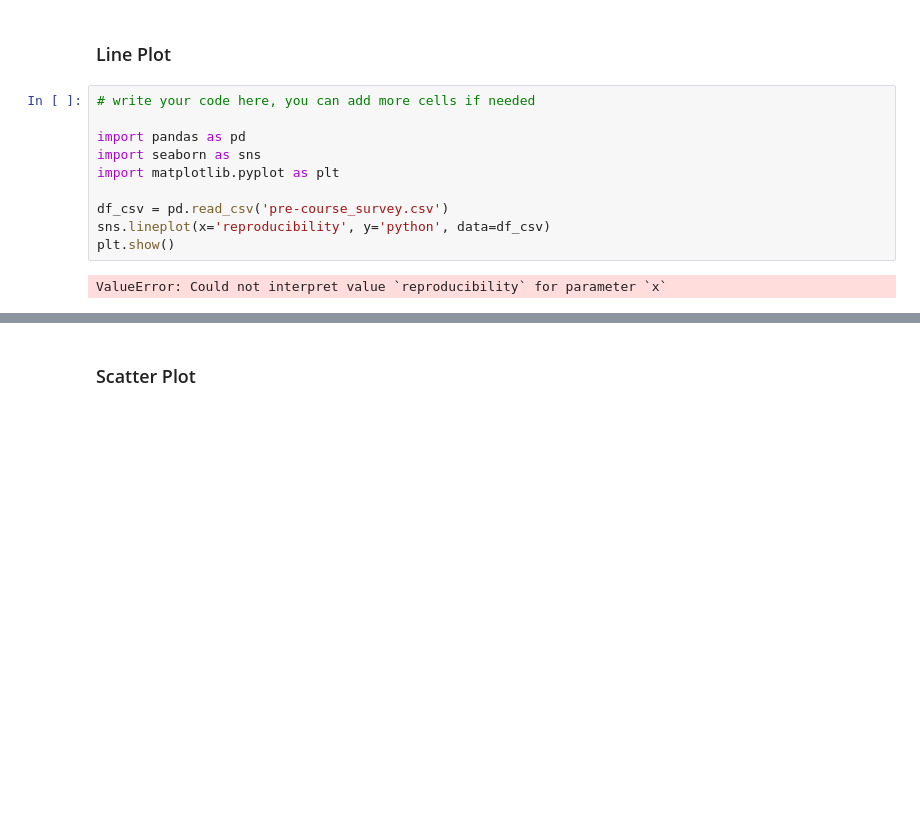
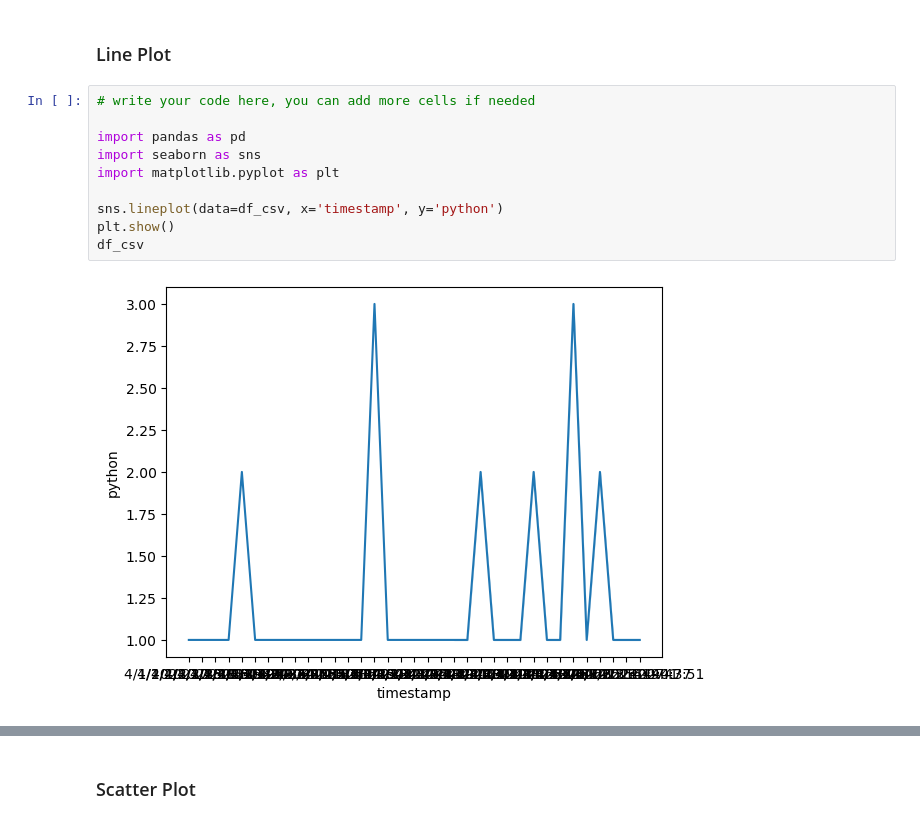
Before and after one commit to ReproTeach/w4-in-class-exercise-caren-s-team-2, a Jupyter notebook: week4_in-class_exercise.ipynb, the cells around one changed output, grey strips where cells are left out. Saved outputs shown, nothing was run; the diff lists cells and outputs as text; blank space fills up the shorter version.

```diff
--- a/week4_in-class_exercise.ipynb
+++ b/week4_in-class_exercise.ipynb
@@ -104,12 +109,12 @@ df_csv
 # %%
 # write your code here, you can add more cells if needed
 
 import pandas as pd
 import seaborn as sns
 import matplotlib.pyplot as plt
 
-df_csv = pd.read_csv('pre-course_survey.csv')
-sns.lineplot(x='reproducibility', y='python', data=df_csv)
+sns.lineplot(data=df_csv, x='timestamp', y='python')
 plt.show()
+df_csv
 # %% [output]
-ValueError: Could not interpret value `reproducibility` for parameter `x`
+[figure, added]
```
Also changed, not shown: parts of 6 cells of this notebook.
